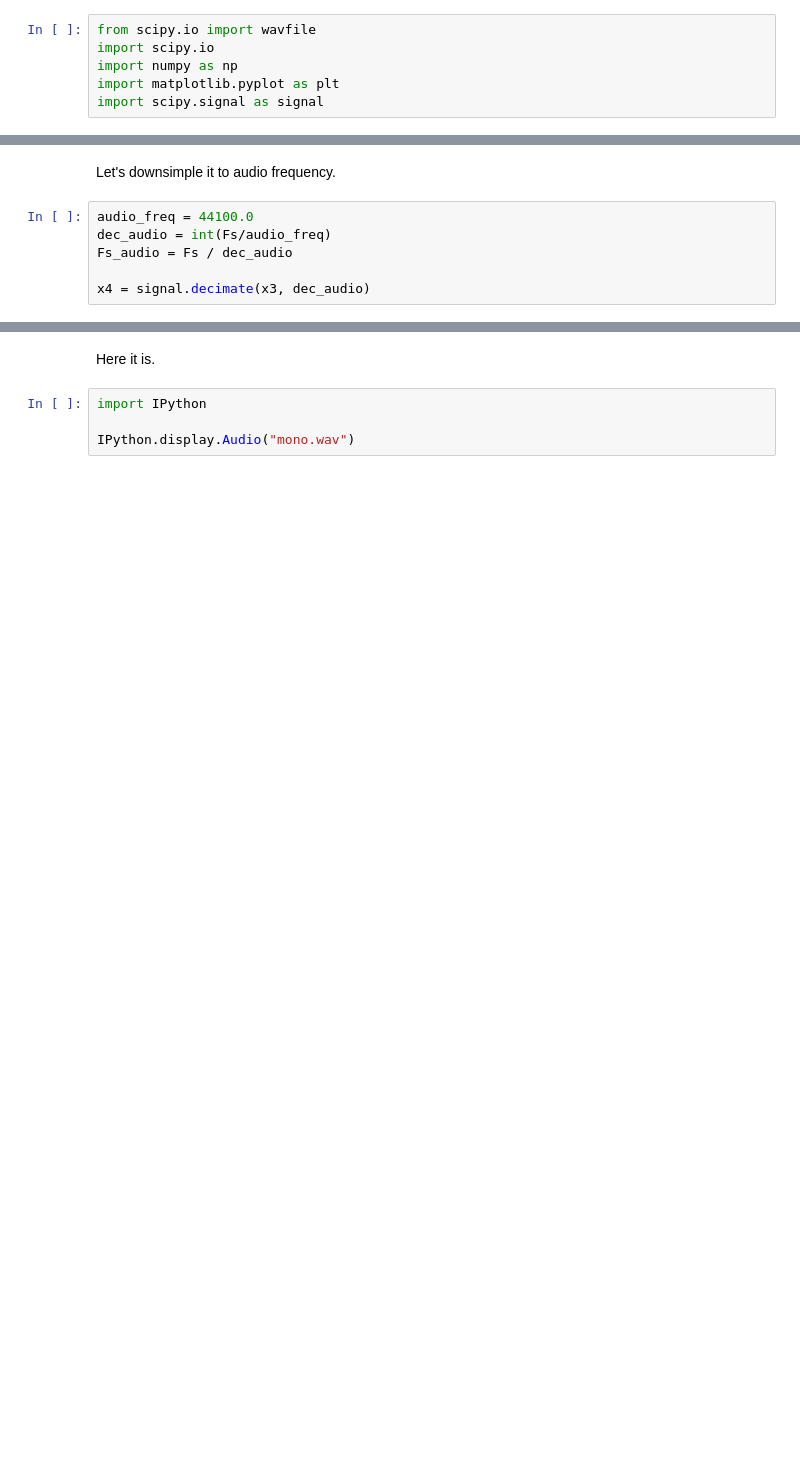
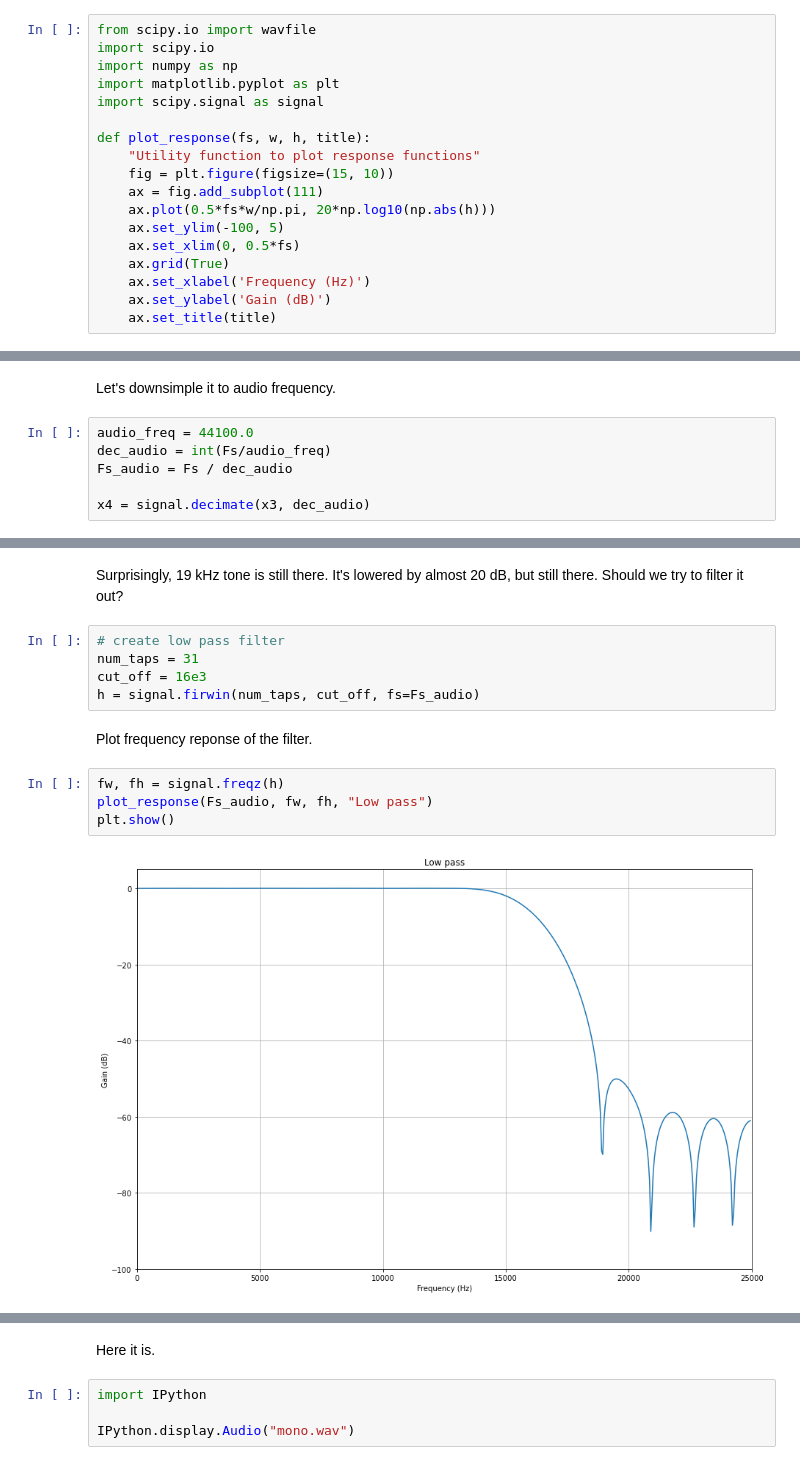
Before and after one commit to tocisz/jupyter_math, a Jupyter notebook: DSP/FM.ipynb, the cells around one changed output, grey strips where cells are left out. Cells and saved outputs as stored; diff of their text form; blank space fills up the shorter version.

```diff
--- a/DSP/FM.ipynb
+++ b/DSP/FM.ipynb
@@ -6,6 +6,18 @@ import scipy.io
 import numpy as np
 import matplotlib.pyplot as plt
 import scipy.signal as signal
+
+def plot_response(fs, w, h, title):
+    "Utility function to plot response functions"
+    fig = plt.figure(figsize=(15, 10))
+    ax = fig.add_subplot(111)
+    ax.plot(0.5*fs*w/np.pi, 20*np.log10(np.abs(h)))
+    ax.set_ylim(-100, 5)
+    ax.set_xlim(0, 0.5*fs)
+    ax.grid(True)
+    ax.set_xlabel('Frequency (Hz)')
+    ax.set_ylabel('Gain (dB)')
+    ax.set_title(title)
 # %% [markdown]
 In the wave file there is recording of baseband data from SDRSharp. It consists of [I and Q components from quadrature sampling](https://pysdr.org/content/sampling.html).
 # %%
@@ -158,0 +180,15 @@ Surprisingly, 19 kHz tone is still there. It's lowered by almost 20 dB, but stil
+# %% [markdown]
+Surprisingly, 19 kHz tone is still there. It's lowered by almost 20 dB, but still there. Should we try to filter it out?
+# %%
+# create low pass filter
+num_taps = 31
+cut_off = 16e3
+h = signal.firwin(num_taps, cut_off, fs=Fs_audio)
+# %% [markdown]
+Plot frequency reponse of the filter.
+# %%
+fw, fh = signal.freqz(h)
+plot_response(Fs_audio, fw, fh, "Low pass")
+plt.show()
+# %% [output]
+[figure, added]
```
Also changed, not shown: parts of 13 cells of this notebook.
